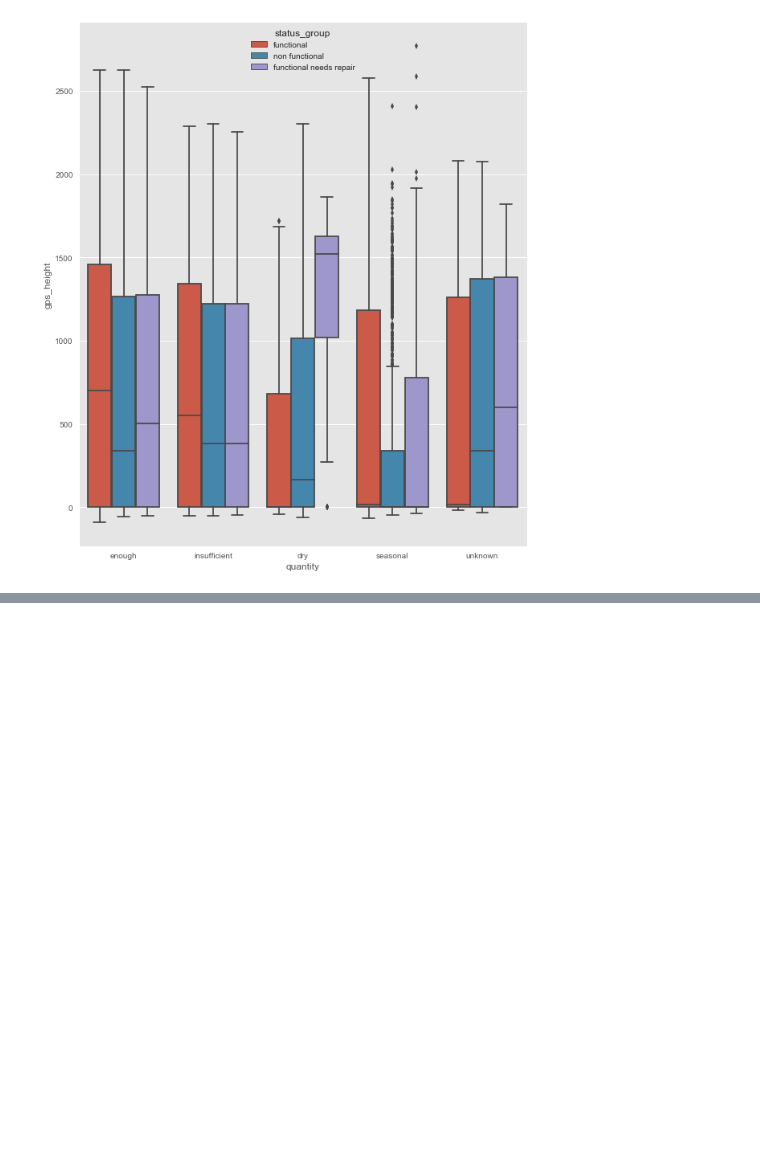
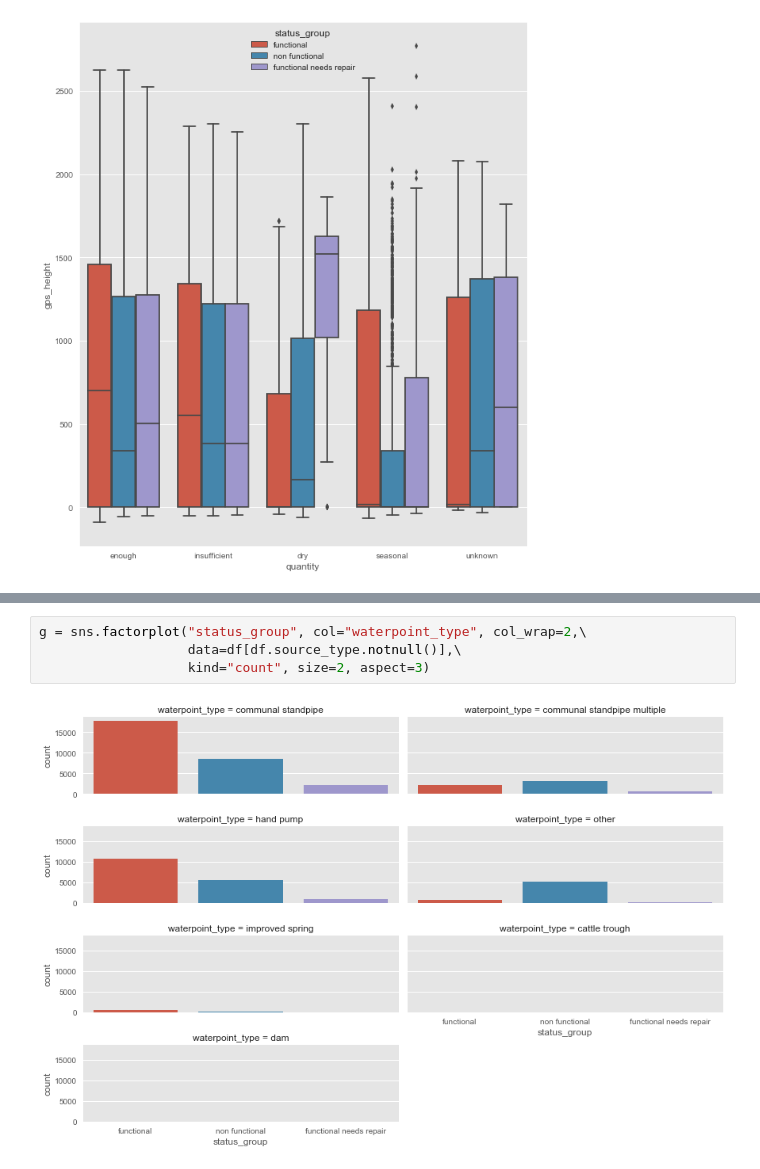
Before and after one commit to sdmirch/data-mining-the-water-table, a Jupyter notebook: EDA.ipynb, the cells around one changed output, grey strips where cells are left out. Drawn from its saved outputs; the diff is of its cells as text; blank space fills up the shorter version.

```diff
--- a/EDA.ipynb
+++ b/EDA.ipynb
@@ -116,0 +123,6 @@ ax = sns.stripplot(x='quality_group', y='gps_height', data=df,  hue="status_grou
+# %%
+g = sns.factorplot("status_group", col="waterpoint_type", col_wrap=2,\
+                   data=df[df.source_type.notnull()],\
+                   kind="count", size=2, aspect=3)
+# %% [output]
+[figure, added]
```
Also changed, not shown: parts of 2 cells of this notebook.
